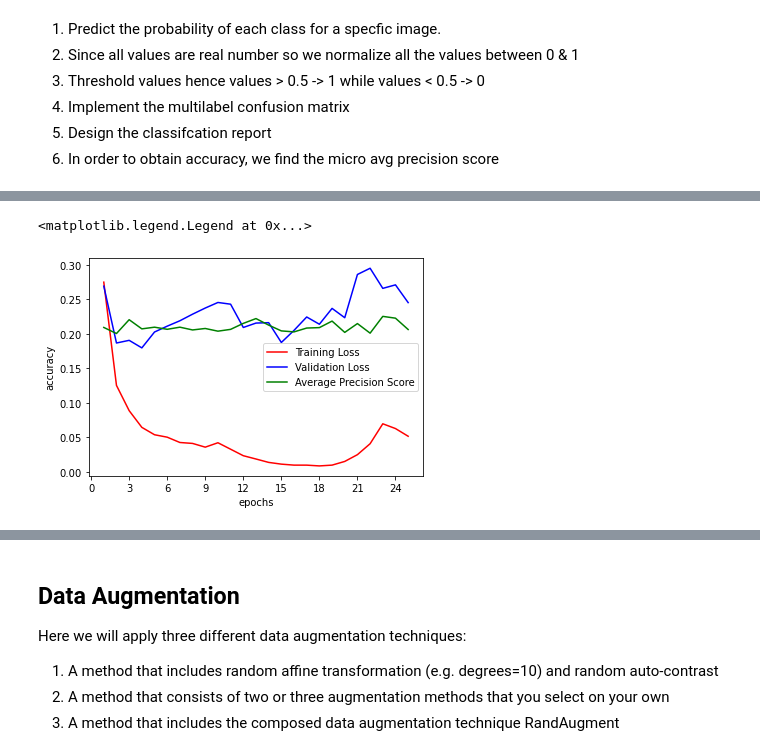
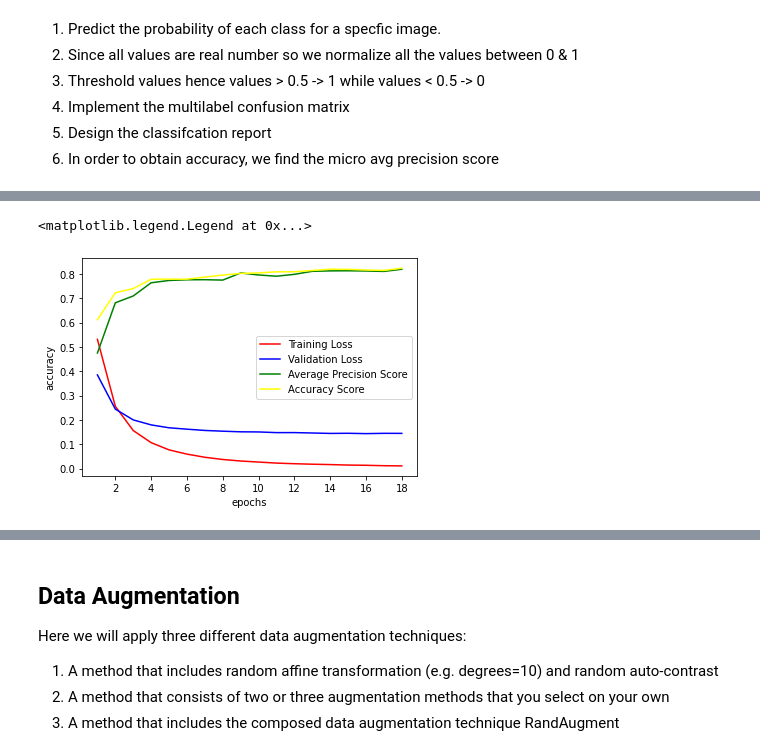
Before and after one commit to stahir01/Image-Processing-for-Remote-Sensing, a Jupyter notebook: Homework3_latest version.ipynb, the cells around one changed output, grey strips where cells are left out. Cells and saved outputs as stored; diff of their text form; code cells hidden in the pictures.

```diff
--- a/Homework3_latest version.ipynb
+++ b/Homework3_latest version.ipynb
@@ -302,8 +308,6 @@ Epoch is once all images are processed one time individually of forward and back
 # %%
 #Choose our parameter
 batch_size = 64
-learning_rate = 0.001
-epochs = 20
 # %% [markdown]
 #Now we resize the images so all image have same size. his is how we transform all images. We do it for both training and testing data
 #For further understanding, pls refer to the following webste: https://www.programcreek.com/python/example/104832/torchvision.transforms.Compose
@@ -381,4 +384,13 @@ criterion = nn.BCEWithLogitsLoss().to(cuda_device)
 
 
 # specify optimizer
-optimizer = optim.Adam(model.parameters(), lr=0.001, weight_decay=0.0001)
+optimizer = optim.Adam(model.parameters(), lr=0.0001, weight_decay=0.00005)
+"""
+optimizer = optim.SGD(
+    model.parameters(),
+    lr=0.001,
+    momentum=0.9,
+    weight_decay=0.00005,
+    nesterov=True,
+)
+"""
@@ -439,8 +430,8 @@ def train(model, train_loader, val_loader, optimizer, criterion, epochs, device,
         train_loss = train_epoch(model, train_loader, optimizer, criterion, device)
 
         #val_loss = loss_tracker.avg, report = classification report, conf_mat = confusion matrix, overall_acc = micro avg
-        val_loss, report, conf_mat, avg_prec = val_epoch(model, val_loader, criterion, device)
-        overall_acc = report["micro avg"]["precision"]
+        val_loss, report, conf_mat, avg_prec, accuracy = val_epoch(model, val_loader, criterion, device)
+        overall_acc = accuracy
         average_precision = avg_prec
 
 
@@ -632,7 +611,7 @@ Low Precision — High Recall: In this case, our model is pretty lenient in its
 
 A macro-average will compute the metric independently for each class and then take the average (hence treating all classes equally), whereas a micro-average will aggregate the contributions of all classes to compute the average metric. In a multi-class classification setup, micro-average is preferable if you suspect there might be class imbalance (i.e you may have many more examples of one class than of other classes).<br>
 # %%
-avg_precision, train_loss, val_loss = [], [], []
+avg_precision, train_loss, val_loss, eval_accuracies = [], [], [], []
 
 best_model, train_losses, val_losses, accuracy_scores, avg_precision_score = train(
     model,
@@ -640,7 +619,7 @@ best_model, train_losses, val_losses, accuracy_scores, avg_precision_score = tra
     val_loader,
     optimizer,
     criterion,
-    epochs=25,
+    epochs=18,
     device=cuda_device,
 )
 eval_accuracies.append(accuracy_scores)
@@ -838,26 +652,27 @@ Epoch 12/25
 # %%
 import pandas as pd
 import seaborn as sns
 import matplotlib.pyplot as plt
 from matplotlib.ticker import MaxNLocator
 
 
 # Training loss and validation loss plot
 avg_prec, train_loss, val_loss, epoch = [], [], [], []
 train_loss.append(train_losses)
 val_loss.append(val_losses)
 avg_prec.append(avg_precision_score)
 
 
 
 fig, ax = plt.subplots(1, 1)
 ax.xaxis.set_major_locator(MaxNLocator(integer=True))
 ax.plot(np.arange(1, len(train_loss[0]) + 1), train_loss[0], color = 'red', label= "Training Loss")
 ax.plot(np.arange(1, len(val_loss[0]) + 1), val_loss[0], color = 'blue', label="Validation Loss")
 ax.plot(np.arange(1, len(avg_prec[0]) + 1), avg_prec[0], color = 'Green', label="Average Precision Score")
+ax.plot(np.arange(1, len(eval_accuracies[0]) + 1), eval_accuracies[0], color = 'yellow', label="Accuracy Score")
 ax.set_xlabel("epochs")
 ax.set_ylabel("accuracy")
 ax.legend()
 # %% [output]
 <matplotlib.legend.Legend at 0x...>
-[figure, old version]
+[figure, new version]
```
Also changed, not shown: parts of 48 cells of this notebook, 1 other file.
